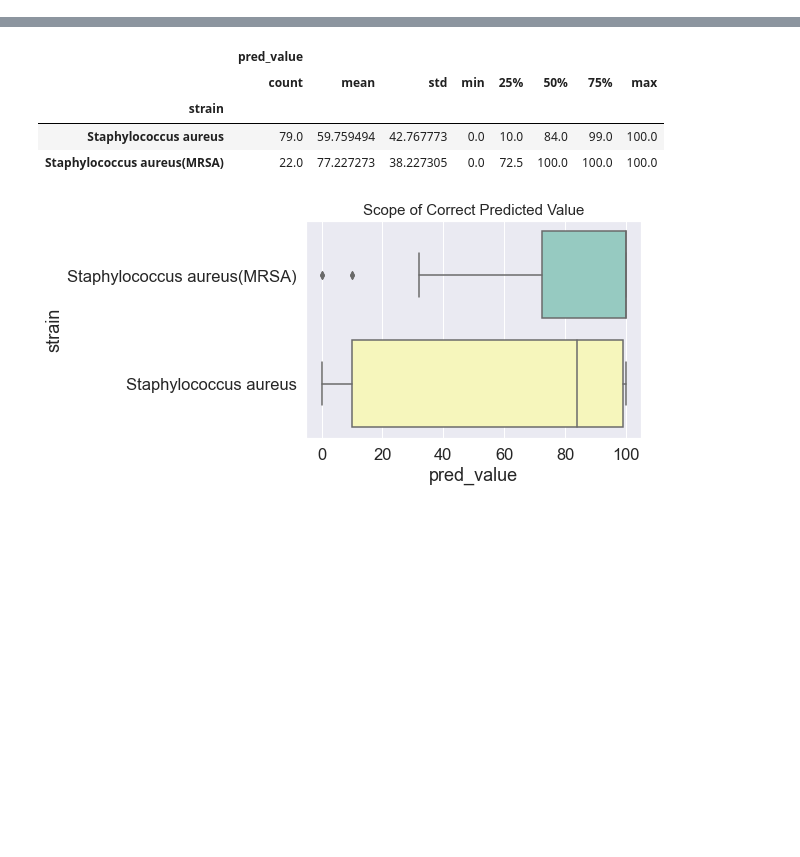
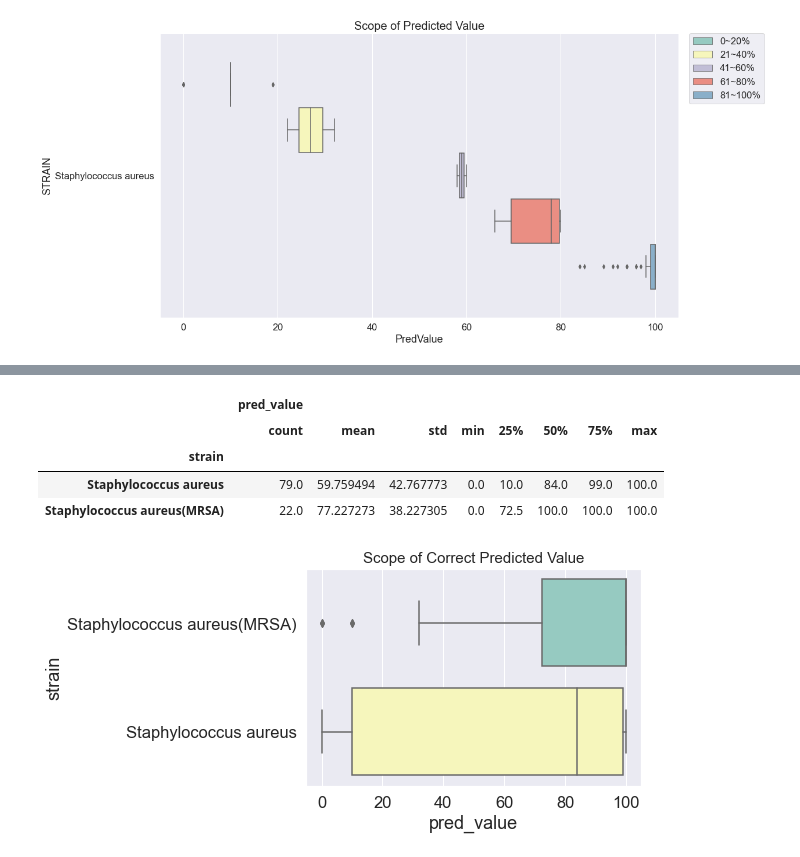
Before and after one commit to ChunWeiPeng/CMUH, a Jupyter notebook: CDSS_20220322.ipynb, the cells around one changed output, grey strips where cells are left out. Cells and saved outputs as stored; diff of their text form; code cells hidden in the pictures; blank space fills up the shorter version.

```diff
--- a/CDSS_20220322.ipynb
+++ b/CDSS_20220322.ipynb
@@ -97,3 +114,14 @@ Name: Resist, dtype: int64
+# %%
+plt.figure(figsize=(16,9))
+
+hue_order = ['0~20%', '21~40%', '41~60%', '61~80%', '81~100%']
+sn.boxplot(y='STRAIN', x='PredValue', orient='h', data=SA, hue='PredLevel', hue_order=hue_order, palette="Set3")
+plt.legend(bbox_to_anchor=(1.02, 1), loc='upper left', borderaxespad=0)
+
+plt.title('Scope of Predicted Value', fontsize = 20)
+plt.show()
+# %% [output]
+[figure, added]
 # %%
 
 
```
Also changed, not shown: parts of 10 cells of this notebook.
